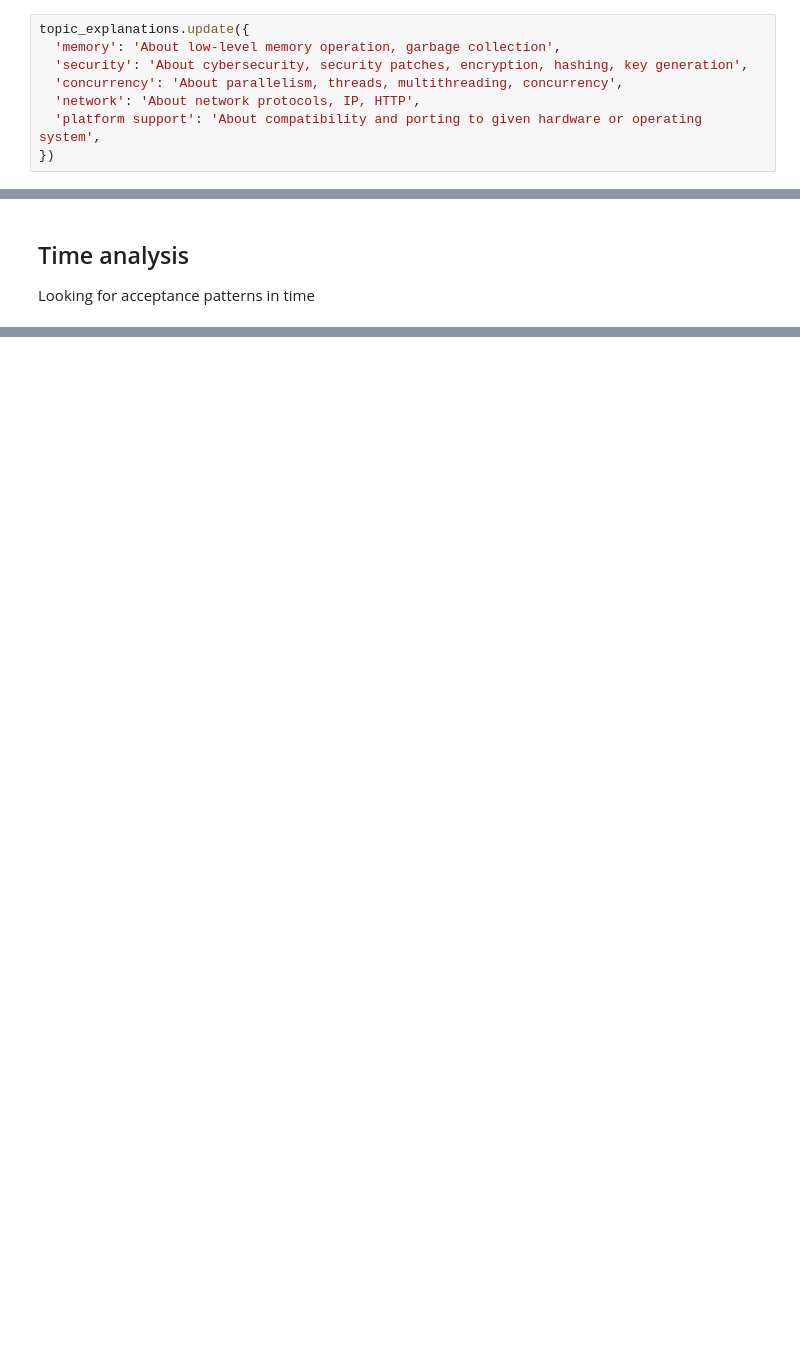
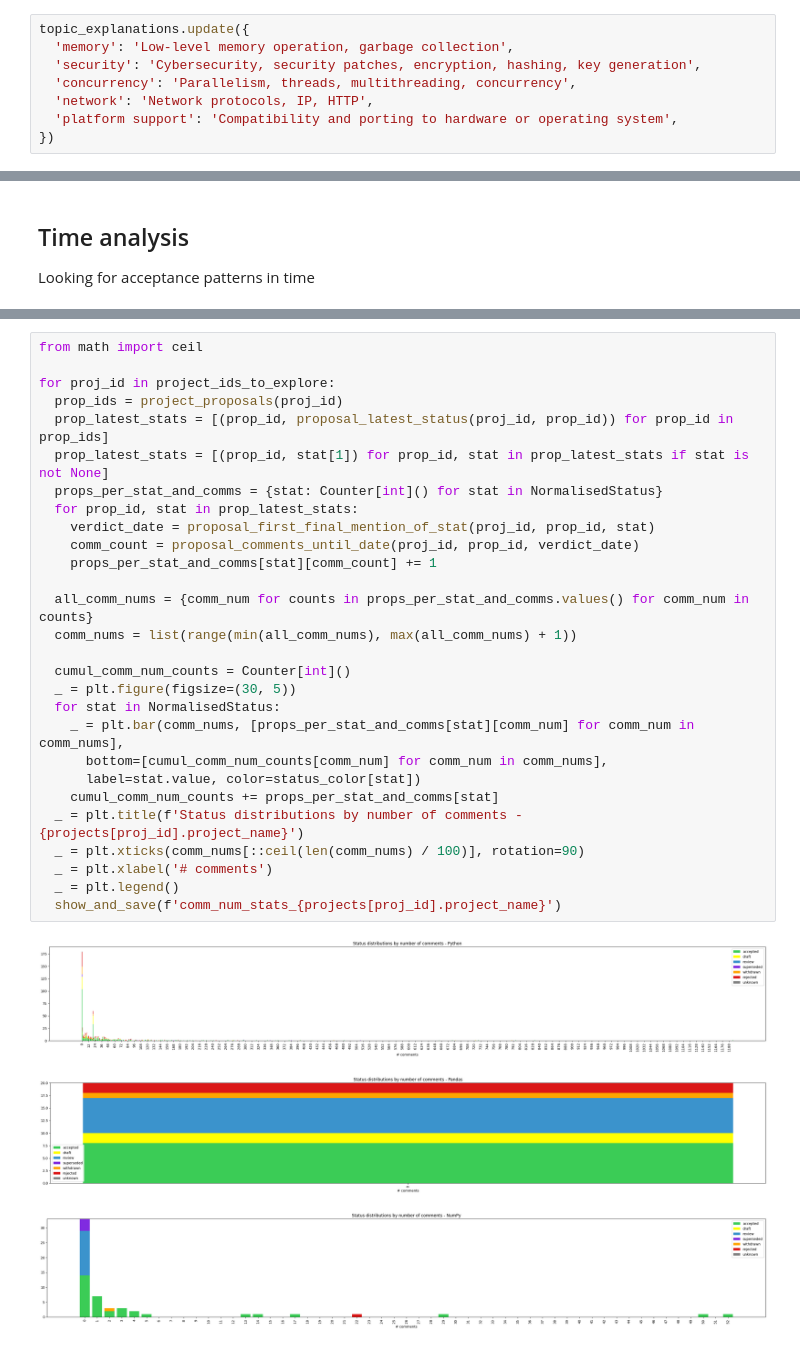
Before and after one commit to StijnRis/cse3000-sep, a Jupyter notebook: rq4-nep-jep/analysis.ipynb, the cells around one changed output, grey strips where cells are left out. Cells and saved outputs as stored; diff of their text form; blank space fills up the shorter version.

```diff
--- a/rq4-nep-jep/analysis.ipynb
+++ b/rq4-nep-jep/analysis.ipynb
@@ -753,9 +761,9 @@ show_and_save('scatt_jep')
 [figure]
 # %%
 topic_explanations.update({
-  'memory': 'About low-level memory operation, garbage collection',
-  'security': 'About cybersecurity, security patches, encryption, hashing, key generation',
-  'concurrency': 'About parallelism, threads, multithreading, concurrency',
-  'network': 'About network protocols, IP, HTTP',
-  'platform support': 'About compatibility and porting to given hardware or operating system',
+  'memory': 'Low-level memory operation, garbage collection',
+  'security': 'Cybersecurity, security patches, encryption, hashing, key generation',
+  'concurrency': 'Parallelism, threads, multithreading, concurrency',
+  'network': 'Network protocols, IP, HTTP',
+  'platform support': 'Compatibility and porting to hardware or operating system',
 })
@@ -929,0 +1007,32 @@ for proj_id in project_ids_to_explore:
+# %%
+from math import ceil
+
+for proj_id in project_ids_to_explore:
+  prop_ids = project_proposals(proj_id)
+  prop_latest_stats = [(prop_id, proposal_latest_status(proj_id, prop_id)) for prop_id in prop_ids]
+  prop_latest_stats = [(prop_id, stat[1]) for prop_id, stat in prop_latest_stats if stat is not None]
+  props_per_stat_and_comms = {stat: Counter[int]() for stat in NormalisedStatus}
+  for prop_id, stat in prop_latest_stats:
+    verdict_date = proposal_first_final_mention_of_stat(proj_id, prop_id, stat)
+    comm_count = proposal_comments_until_date(proj_id, prop_id, verdict_date)
+    props_per_stat_and_comms[stat][comm_count] += 1
+
+  all_comm_nums = {comm_num for counts in props_per_stat_and_comms.values() for comm_num in counts}
+  comm_nums = list(range(min(all_comm_nums), max(all_comm_nums) + 1))
+
+  cumul_comm_num_counts = Counter[int]()
+  _ = plt.figure(figsize=(30, 5))
+  for stat in NormalisedStatus:
+    _ = plt.bar(comm_nums, [props_per_stat_and_comms[stat][comm_num] for comm_num in comm_nums],
+      bottom=[cumul_comm_num_counts[comm_num] for comm_num in comm_nums],
+      label=stat.value, color=status_color[stat])
+    cumul_comm_num_counts += props_per_stat_and_comms[stat]
+  _ = plt.title(f'Status distributions by number of comments - {projects[proj_id].project_name}')
+  _ = plt.xticks(comm_nums[::ceil(len(comm_nums) / 100)], rotation=90)
+  _ = plt.xlabel('# comments')
+  _ = plt.legend()
+  show_and_save(f'comm_num_stats_{projects[proj_id].project_name}')
+# %% [output]
+[figure, added]
+[figure, added]
+[figure, added]
```
Also changed, not shown: parts of 25 cells of this notebook, 32 other files.
